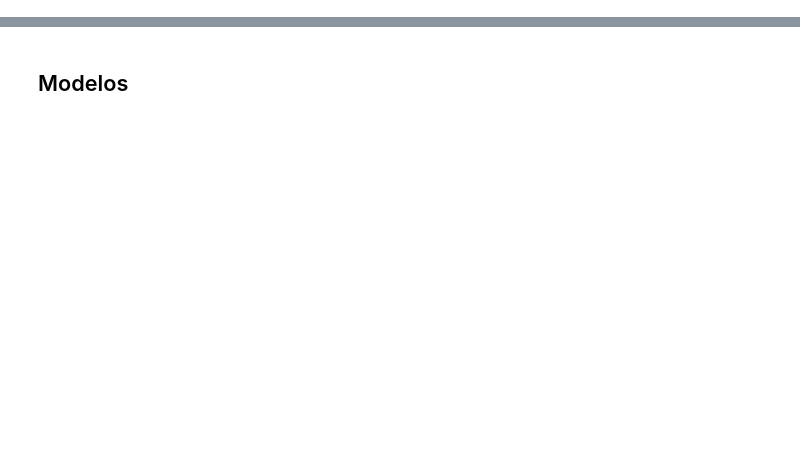
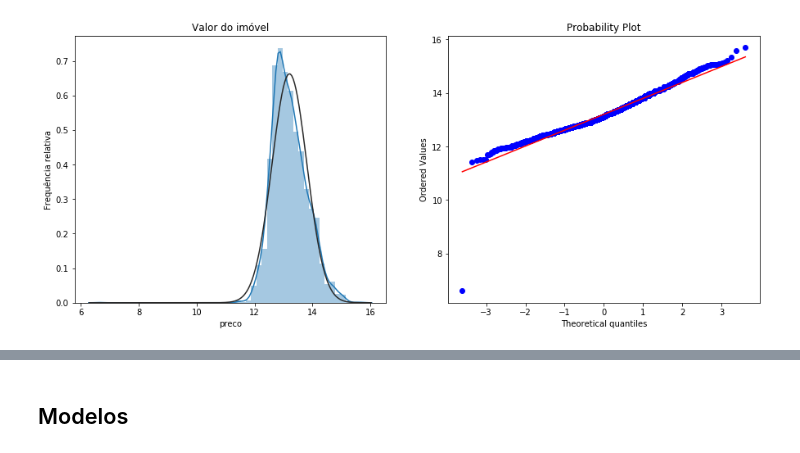
Before and after one commit to lucaslrolim/house_prices_recife, a Jupyter notebook: kernel.ipynb, the cells around one changed output, grey strips where cells are left out. Cells and saved outputs as stored; diff of their text form; code cells hidden in the pictures; blank space fills up the shorter version.

```diff
--- a/kernel.ipynb
+++ b/kernel.ipynb
@@ -146,0 +71,3 @@ data['neighborhood_normalized'] = {"parameter": paramaters_ninfo_n, "target": ta
+# %%
+train_size = len(df_train)
+df = pd.concat((df_train, df_test))
@@ -146,0 +80,18 @@ data['neighborhood_normalized'] = {"parameter": paramaters_ninfo_n, "target": ta
+# %%
+income_columns = ['meio_salario','meio_1_salario','1_2_salarios','2_5_salarios','5_10_salarios','10_20_salarios','20_salarios','sem_salario']
+df = pd.concat([df, df.reindex(columns = income_columns)], axis = 1)
+
+all_neighborhood = list(df.bairro.unique())
+
+skip_neighborhood = ['Beira Rio', 'Centro']
+neighborhood = list(set(all_neighborhood).symmetric_difference(skip_neighborhood))
+
+df.loc[df.bairro == 'Beira Rio', woth_column_names] = 1/len(woth_column_names)
+df.loc[df.bairro == 'Centro', woth_column_names] = 1/len(woth_column_names)
+
+
+for neighborhood_name in neighborhood:
+        df.loc[df.bairro == neighborhood_name, woth_column_names] = neighborhood_income[neighborhood_income['bairro'] == neighborhood_name].iloc[:,1:].values
+
+df = df.drop(columns=['bairro'])
+df.head(3)
@@ -146,0 +130,7 @@ data['neighborhood_normalized'] = {"parameter": paramaters_ninfo_n, "target": ta
+# %%
+from sklearn.preprocessing import minmax_scale
+
+
+df[['area_util','area_extra','quartos','suites','vagas']] = minmax_scale(df[['area_util','area_extra','quartos','suites','vagas']])
+df = df.drop(columns=['Id','diferenciais','tipo_vendedor','tipo'])
+df.head(3)
@@ -146,0 +143,5 @@ data['neighborhood_normalized'] = {"parameter": paramaters_ninfo_n, "target": ta
+# %%
+df_test = df.iloc[train_size:,:]
+df_test = df_test.drop(columns=['preco'])
+df = df.iloc[:train_size,:]
+df = df.convert_objects(convert_numeric=True)
@@ -146,0 +158,13 @@ data['neighborhood_normalized'] = {"parameter": paramaters_ninfo_n, "target": ta
+# %%
+fig, axes = plt.subplots(1, 2, figsize=(15, 6))
+sns.distplot(df['preco'], fit = norm, ax = axes[0]);
+(mu, sigma) = norm.fit(df['preco'])
+
+axes[0].set_ylabel('Frequência relativa')
+axes[0].set_title('Valor do imóvel')
+
+
+stats.probplot(df['preco'], plot = axes[1])
+plt.show()
+# %% [output]
+[figure, added]
```
Also changed, not shown: parts of 61 cells of this notebook, 1 other file.
